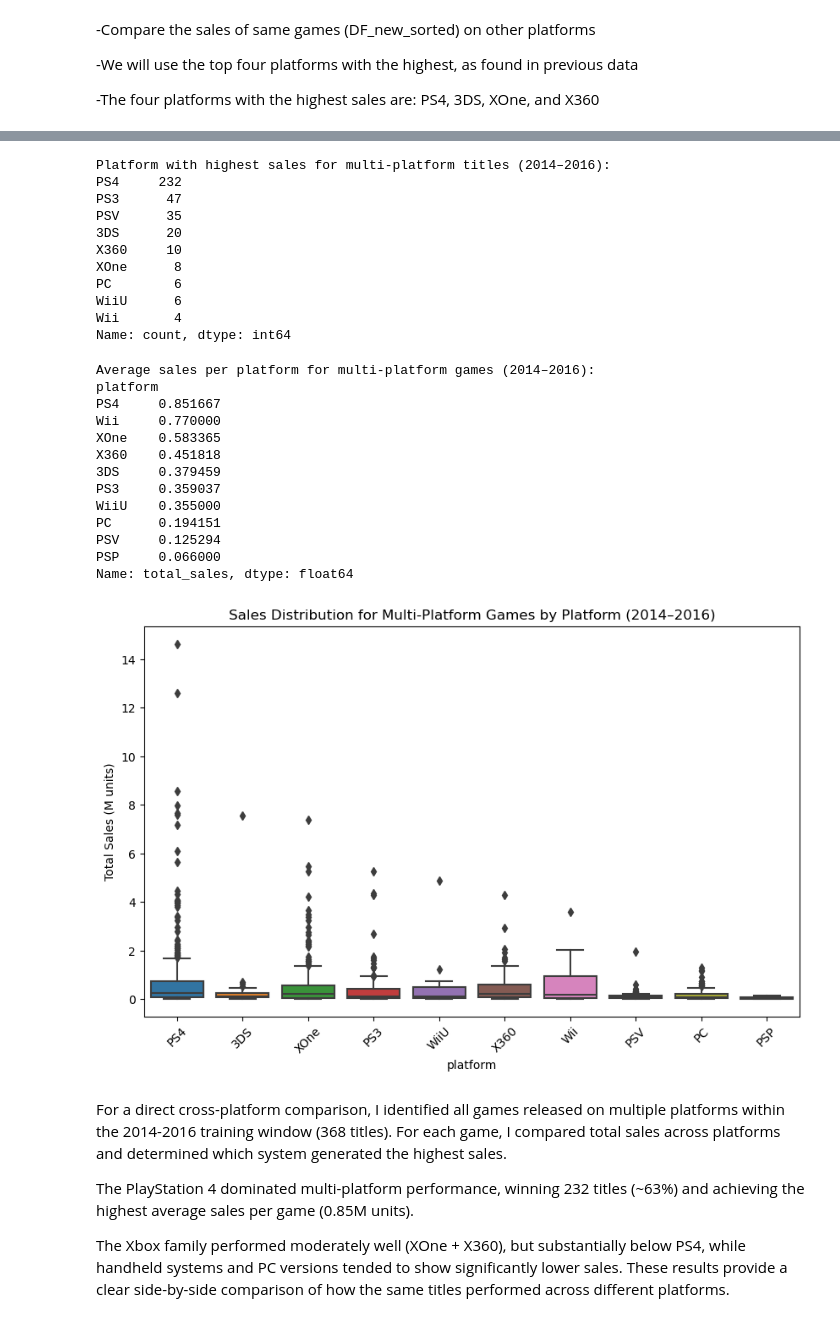
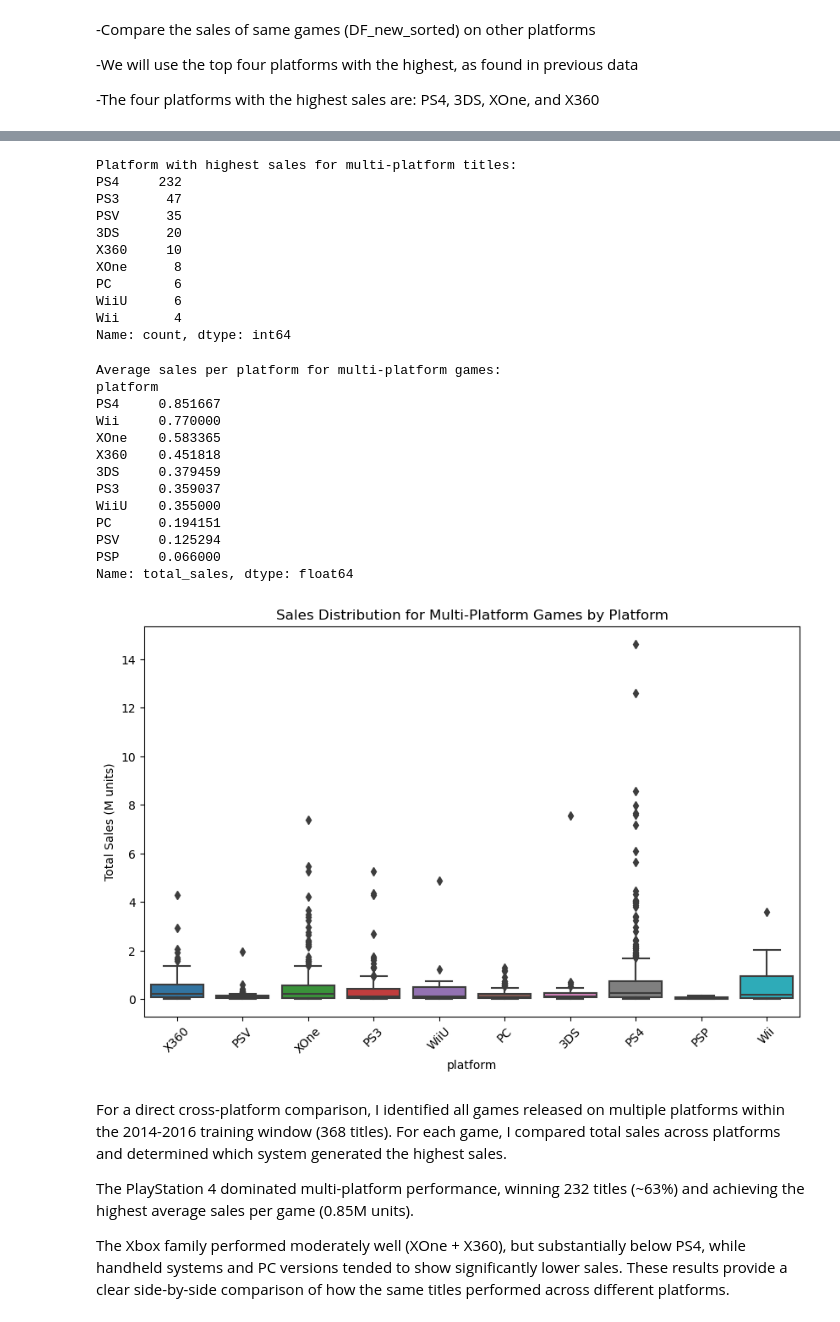
Before and after one commit to michav95/Video-Game-Forecasting, a Jupyter notebook: notebooks/EDA.ipynb, the cells around one changed output, grey strips where cells are left out. Cells and saved outputs as stored; diff of their text form; code cells hidden in the pictures.

```diff
--- a/notebooks/EDA.ipynb
+++ b/notebooks/EDA.ipynb
@@ -933,3 +947,24 @@ print(f"{critic_sales_correlation:.2f}")
 -We will use the top four platforms with the highest, as found in previous data
 
 -The four platforms with the highest sales are: PS4, 3DS, XOne, and X360
+# %%
+# 1. Identify multi-platform games in DF_new_sorted
+platform_counts = DF_new_sorted.groupby('name')['platform'].nunique()
+
+# Games that appear on more than one platform
+multiplatform_names = platform_counts[platform_counts > 1].index
+print("Number of multi-platform titles:", len(multiplatform_names))
+
+# 2. Filter DF_new_sorted down to those games
+multiplatform_df = DF_new_sorted[DF_new_sorted['name'].isin(multiplatform_names)]
+
+# 3. Create the game × platform sales table
+sales_comparison = multiplatform_df.pivot_table(
+    index='name',          # each row = a game
+    columns='platform',    # each column = a platform
+    values='total_sales',  # values = total sales
+    aggfunc='sum'
+)
+
+print("Sample of sales_comparison:")
+print(sales_comparison.head())
@@ -939,10 +992,11 @@ best_platform_per_game = sales_comparison.idxmax(axis=1)
 
 # Count how often each platform is the top seller
 best_platform_counts = best_platform_per_game.value_counts()
-print("Platform with highest sales for multi-platform titles (2014–2016):")
+
+print("Platform with highest sales for multi-platform titles:")
 print(best_platform_counts)
 # %% [output]
-Platform with highest sales for multi-platform titles (2014–2016):
+Platform with highest sales for multi-platform titles:
 PS4     232
 PS3      47
 PSV      35
@@ -955,16 +1009,16 @@ Wii       4
 Name: count, dtype: int64
 # %%
 multiplatform_avg_sales = (
-    DF_train[DF_train['name'].isin(sales_comparison.index)]
+    DF_new_sorted[DF_new_sorted['name'].isin(sales_comparison.index)]
     .groupby('platform')['total_sales']
     .mean()
     .sort_values(ascending=False)
 )
 
-print("\nAverage sales per platform for multi-platform games (2014–2016):")
+print("\nAverage sales per platform for multi-platform games:")
 print(multiplatform_avg_sales)
 # %% [output]
-Average sales per platform for multi-platform games (2014–2016):
+Average sales per platform for multi-platform games:
 platform
 PS4     0.851667
 Wii     0.770000
@@ -980,16 +1034,16 @@ Name: total_sales, dtype: float64
 # %%
 plt.figure(figsize=(10, 6))
 sns.boxplot(
-    data=DF_train[DF_train['name'].isin(sales_comparison.index)],
+    data=DF_new_sorted[DF_new_sorted['name'].isin(sales_comparison.index)],
     x='platform',
     y='total_sales'
 )
-plt.title("Sales Distribution for Multi-Platform Games by Platform (2014–2016)")
+plt.title("Sales Distribution for Multi-Platform Games by Platform")
 plt.ylabel("Total Sales (M units)")
 plt.xticks(rotation=45)
 plt.show()
 # %% [output]
-[figure, old version]
+[figure, new version]
 # %% [markdown]
 For a direct cross-platform comparison, I identified all games released on multiple platforms within the 2014-2016 training window (368 titles). For each game, I compared total sales across platforms and determined which system generated the highest sales.
 
```
Also changed, not shown: parts of 69 cells of this notebook.
